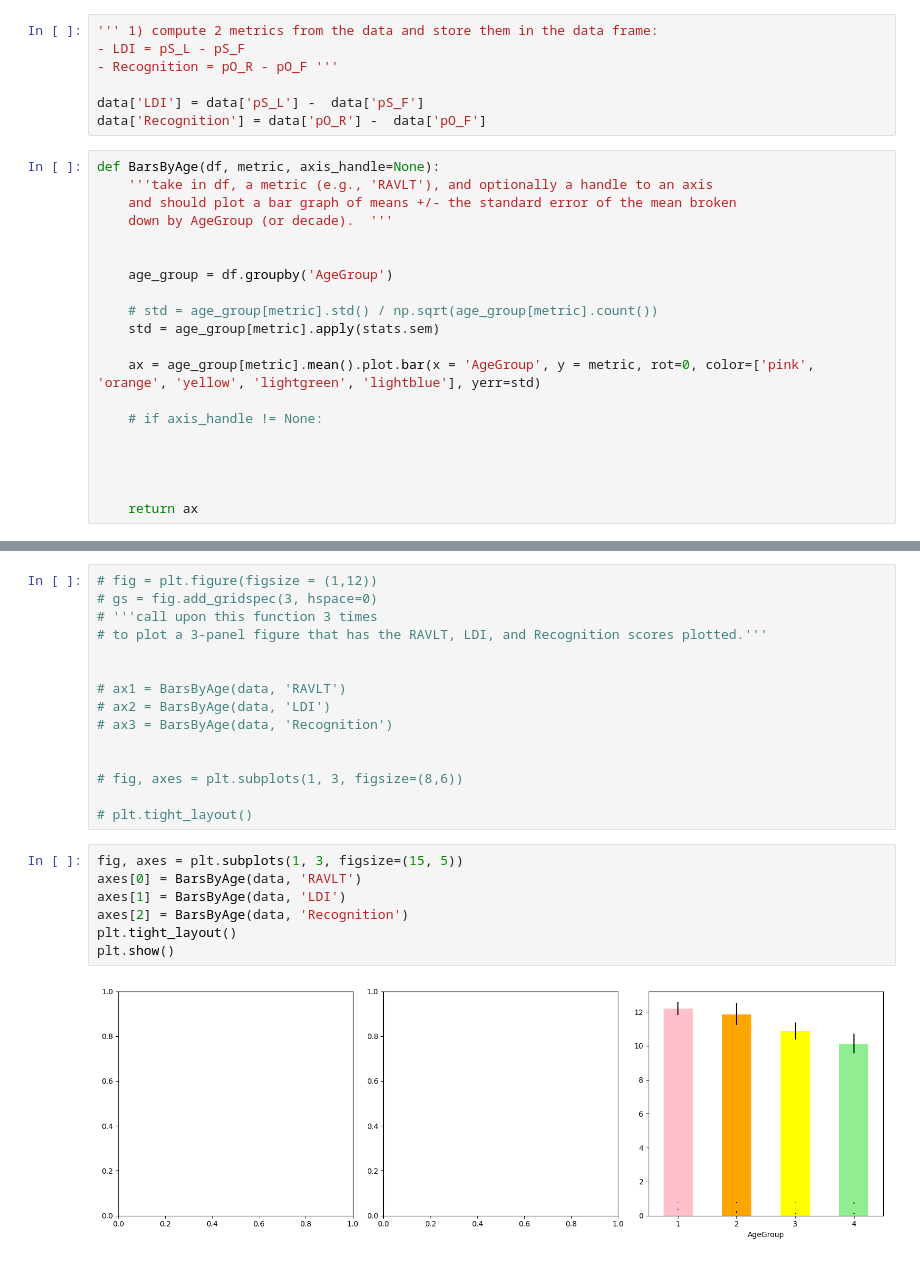
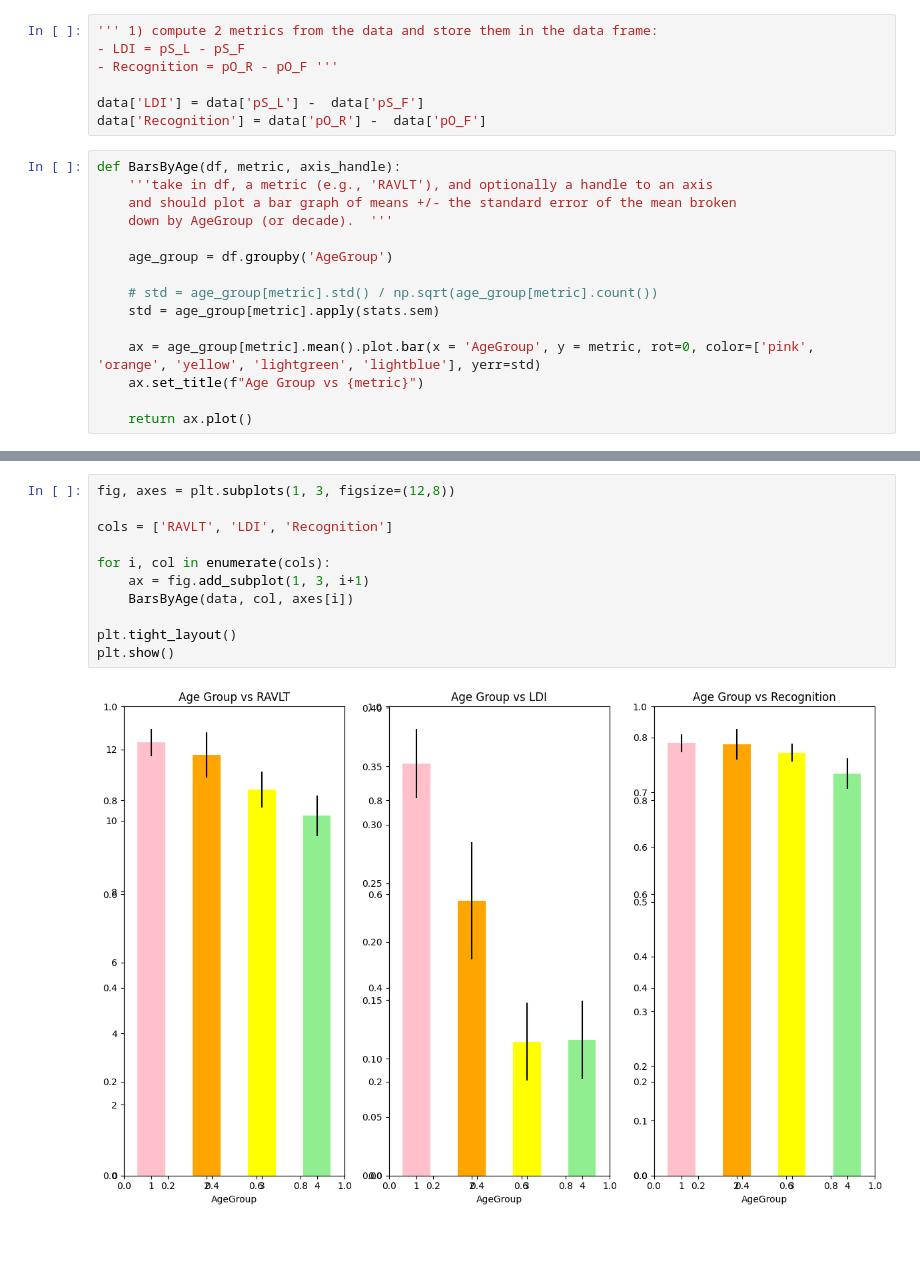
Before and after one commit to rochellekaper/n247_spring2025, a Jupyter notebook: ProblemSets/N247 PSet 7 Pandas - Plotting and grouping.ipynb, the cells around one changed output, grey strips where cells are left out. Saved outputs shown, nothing was run; the diff lists cells and outputs as text.

```diff
--- a/ProblemSets/N247 PSet 7 Pandas - Plotting and grouping.ipynb
+++ b/ProblemSets/N247 PSet 7 Pandas - Plotting and grouping.ipynb
@@ -75,11 +75,10 @@ data = pd.read_csv(io.StringIO(s.decode('utf-8')))
 data['LDI'] = data['pS_L'] -  data['pS_F']
 data['Recognition'] = data['pO_R'] -  data['pO_F']
 # %%
-def BarsByAge(df, metric, axis_handle=None):
+def BarsByAge(df, metric, axis_handle):
     '''take in df, a metric (e.g., 'RAVLT'), and optionally a handle to an axis
     and should plot a bar graph of means +/- the standard error of the mean broken
     down by AgeGroup (or decade).  '''
-
 
     age_group = df.groupby('AgeGroup')
 
@@ -87,11 +86,7 @@ def BarsByAge(df, metric, axis_handle=None):
     std = age_group[metric].apply(stats.sem)
 
     ax = age_group[metric].mean().plot.bar(x = 'AgeGroup', y = metric, rot=0, color=['pink', 'orange', 'yellow', 'lightgreen', 'lightblue'], yerr=std)
+    ax.set_title(f"Age Group vs {metric}")
 
-    # if axis_handle != None:
-
-
-
-
-    return ax
+    return ax.plot()
 # %%
@@ -102,24 +97,13 @@ BarsByAge(data, 'LDI')
-# %%
-# fig = plt.figure(figsize = (1,12))
-# gs = fig.add_gridspec(3, hspace=0)
-# '''call upon this function 3 times
-# to plot a 3-panel figure that has the RAVLT, LDI, and Recognition scores plotted.'''
-
-
-# ax1 = BarsByAge(data, 'RAVLT')
-# ax2 = BarsByAge(data, 'LDI')
-# ax3 = BarsByAge(data, 'Recognition')
-
-
-# fig, axes = plt.subplots(1, 3, figsize=(8,6))
-
-# plt.tight_layout()
 # %%
-fig, axes = plt.subplots(1, 3, figsize=(15, 5))
-axes[0] = BarsByAge(data, 'RAVLT')
-axes[1] = BarsByAge(data, 'LDI')
-axes[2] = BarsByAge(data, 'Recognition')
+fig, axes = plt.subplots(1, 3, figsize=(12,8))
+
+cols = ['RAVLT', 'LDI', 'Recognition']
+
+for i, col in enumerate(cols):
+    ax = fig.add_subplot(1, 3, i+1)
+    BarsByAge(data, col, axes[i])
+
 plt.tight_layout()
 plt.show()
 # %% [output]
-[figure, old version]
+[figure, new version]
```
Also changed, not shown: parts of 3 cells of this notebook, 1 other file.
